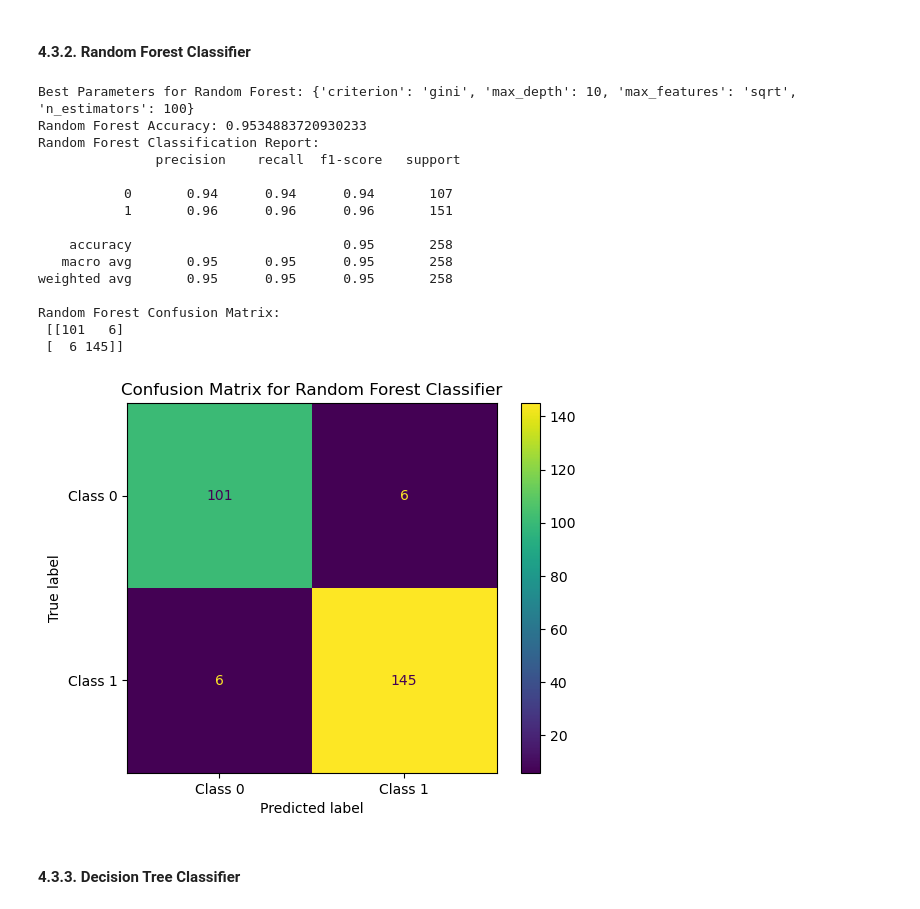
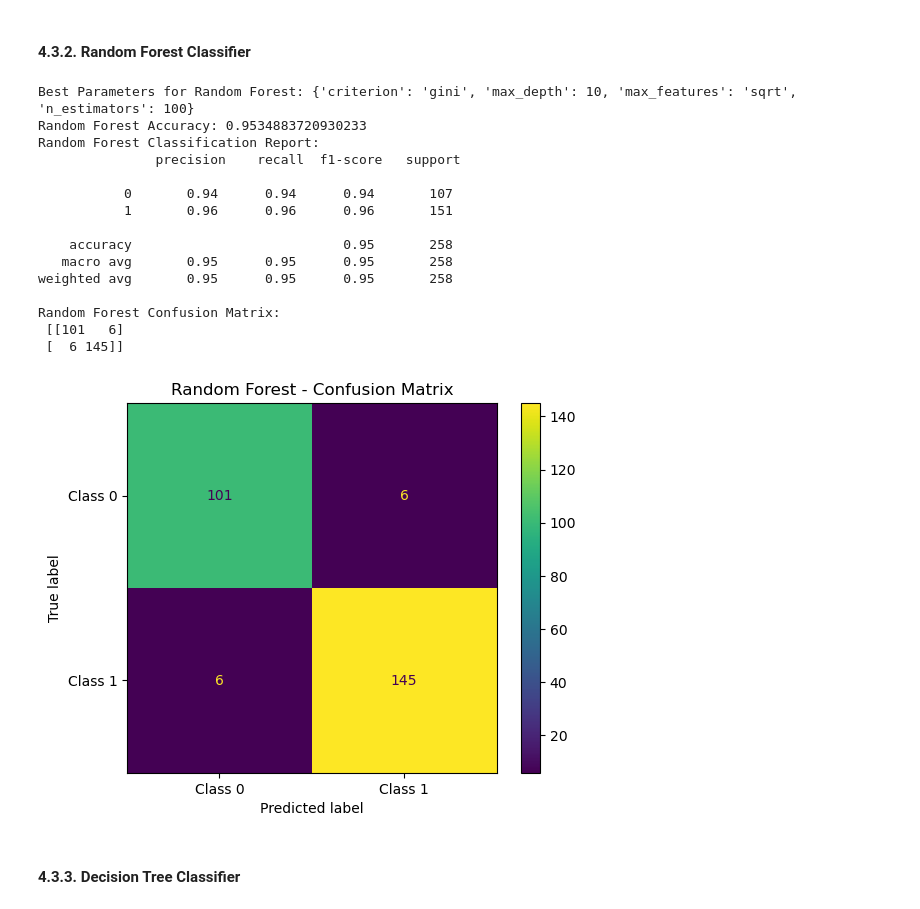
Before and after one commit to KhaledAlrashi1/Musical-Chord-Classification, a Jupyter notebook: notebook.ipynb, the cells around one changed output. Cells and saved outputs as stored; diff of their text form; code cells hidden in the pictures.

```diff
--- a/notebook.ipynb
+++ b/notebook.ipynb
@@ -584,35 +584,35 @@ grid_rfc.fit(train_X, train_y)
 best_rfc = grid_rfc.best_estimator_
 print("Best Parameters for Random Forest:", grid_rfc.best_params_)
 
 # Train and evaluate on the test set
 rfc_pred = best_rfc.predict(val_X)
 cm = confusion_matrix(val_y, rfc_pred)
 disp = ConfusionMatrixDisplay(confusion_matrix=cm, display_labels=['Class 0', 'Class 1'])
 
 print("Random Forest Accuracy:", accuracy_score(val_y, rfc_pred))
 print("Random Forest Classification Report:\n", classification_report(val_y, rfc_pred))
 print("Random Forest Confusion Matrix:\n", confusion_matrix(val_y, rfc_pred))
 
 disp.plot()
-plt.title('Confusion Matrix for Random Forest Classifier')
+plt.title('Random Forest - Confusion Matrix')
 plt.show()
 # %% [output]
 Best Parameters for Random Forest: {'criterion': 'gini', 'max_depth': 10, 'max_features': 'sqrt', 'n_estimators': 100}
 Random Forest Accuracy: 0.9534883720930233
 Random Forest Classification Report:
                precision    recall  f1-score   support
 
            0       0.94      0.94      0.94       107
            1       0.96      0.96      0.96       151
 
     accuracy                           0.95       258
    macro avg       0.95      0.95      0.95       258
 weighted avg       0.95      0.95      0.95       258
 
 Random Forest Confusion Matrix:
  [[101   6]
  [  6 145]]
-[figure, old version]
+[figure, new version]
 # %% [markdown]
 #### 4.3.3. Decision Tree Classifier
 # %%
```
Also changed, not shown: parts of 11 cells of this notebook.
